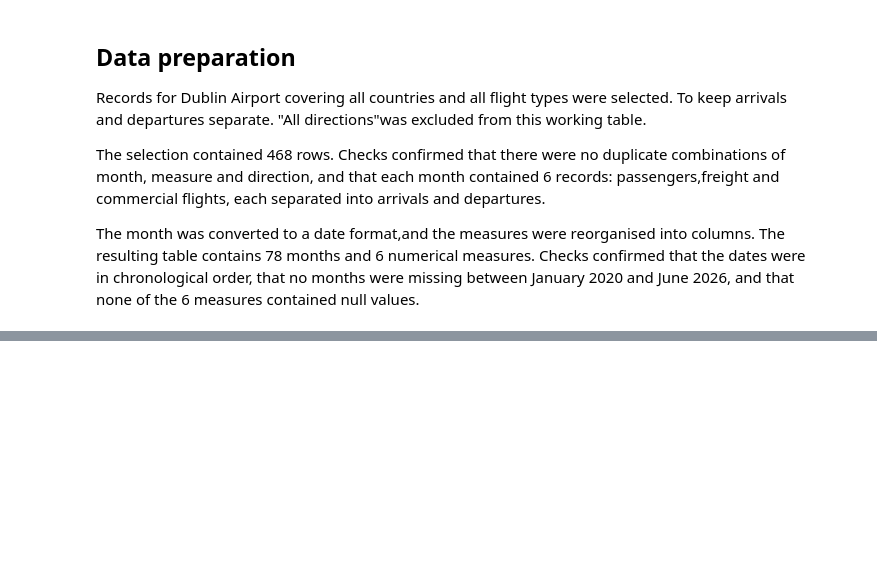
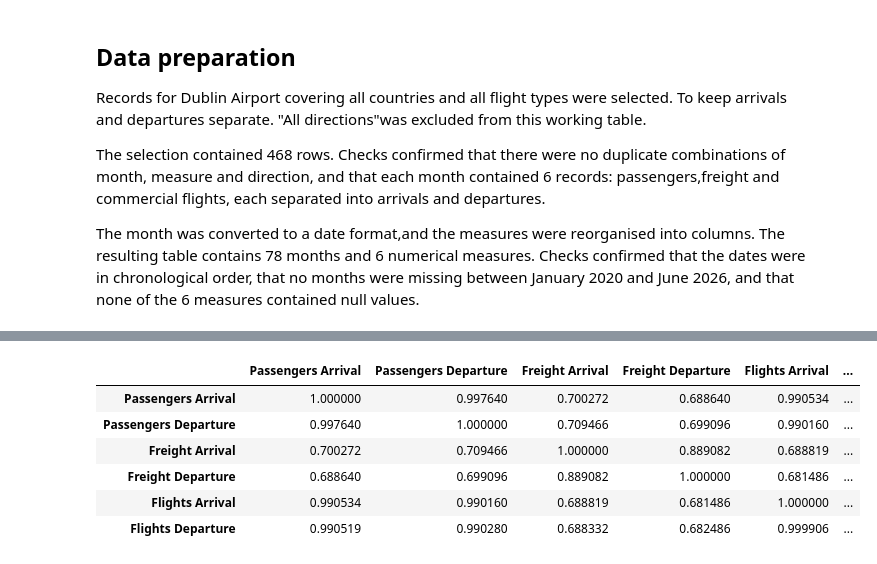
Before and after one commit to Ricardocotaa/CA1-Machine-Learning-2-Ricardo-Cota, a Jupyter notebook: CA1 MachineLearning-RicardoCota.ipynb, the cells around one changed output, grey strips where cells are left out. Cells and saved outputs as stored; diff of their text form; code cells hidden in the pictures; blank space fills up the shorter version.

```diff
--- a/CA1 MachineLearning-RicardoCota.ipynb
+++ b/CA1 MachineLearning-RicardoCota.ipynb
@@ -233,0 +290,10 @@ The month was converted to a date format,and the measures were reorganised into
+# %%
+dublin_monthly_table.select_dtypes(include='number').corr()
+# %% [output]
+|  | Passengers Arrival | Passengers Departure | Freight Arrival | Freight Departure | Flights Arrival | ... |
+| Passengers Arrival | 1.000000 | 0.997640 | 0.700272 | 0.688640 | 0.990534 | ... |
+| Passengers Departure | 0.997640 | 1.000000 | 0.709466 | 0.699096 | 0.990160 | ... |
+| Freight Arrival | 0.700272 | 0.709466 | 1.000000 | 0.889082 | 0.688819 | ... |
+| Freight Departure | 0.688640 | 0.699096 | 0.889082 | 1.000000 | 0.681486 | ... |
+| Flights Arrival | 0.990534 | 0.990160 | 0.688819 | 0.681486 | 1.000000 | ... |
+| Flights Departure | 0.990519 | 0.990280 | 0.688332 | 0.682486 | 0.999906 | ... |
```
Also changed, not shown: parts of 9 cells of this notebook.
